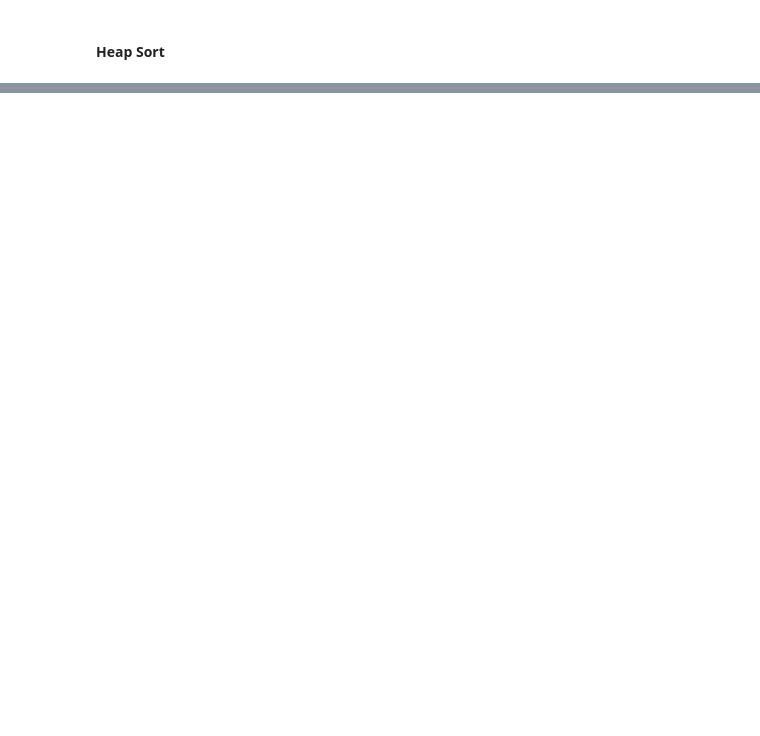
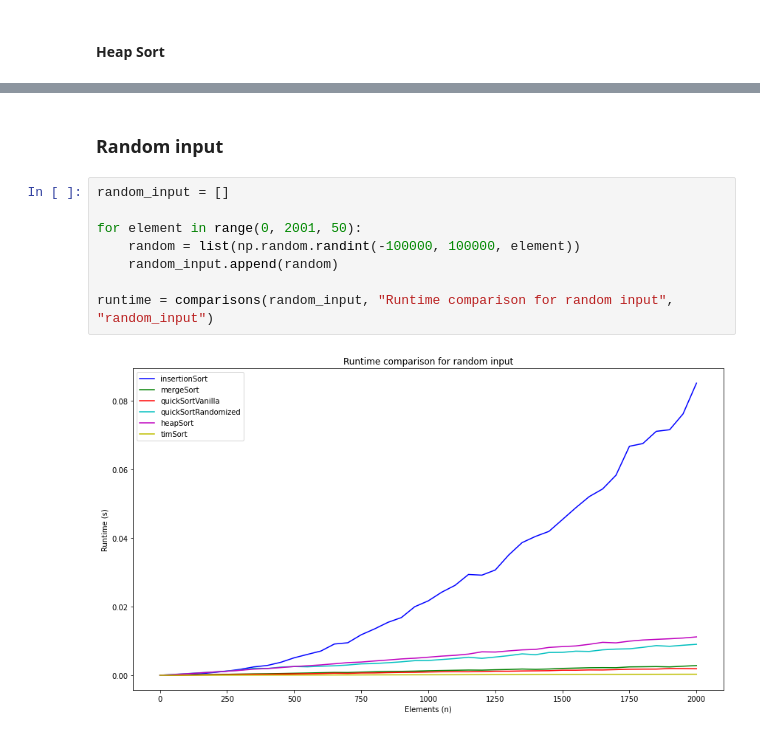
Before and after one commit to nickbar01234/sorting-algorithms, a Jupyter notebook: sorting.ipynb, the cells around one changed output, grey strips where cells are left out. Cells and saved outputs as stored; diff of their text form; blank space fills up the shorter version.

```diff
--- a/sorting.ipynb
+++ b/sorting.ipynb
@@ -80,0 +140,12 @@ for i in range(1000):
+# %% [markdown]
+### Random input
+# %%
+random_input = []
+
+for element in range(0, 2001, 50):
+    random = list(np.random.randint(-100000, 100000, element))
+    random_input.append(random)
+
+runtime = comparisons(random_input, "Runtime comparison for random input", "random_input")
+# %% [output]
+[figure, added]
```
Also changed, not shown: parts of 39 cells of this notebook, 15 other files.
